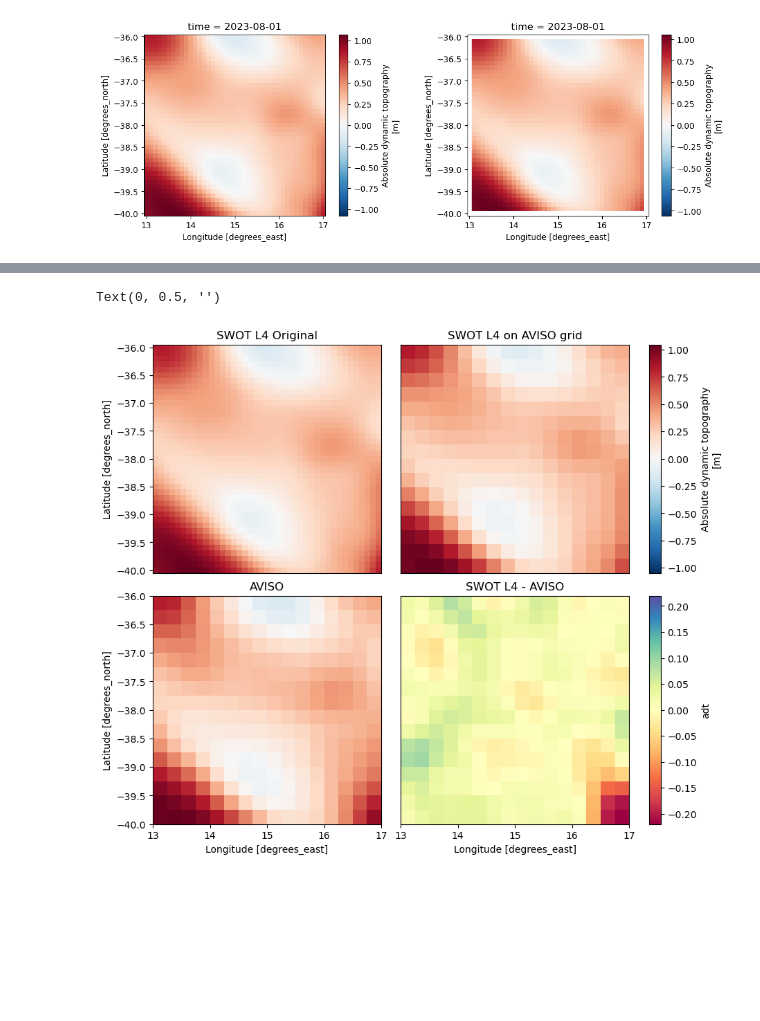
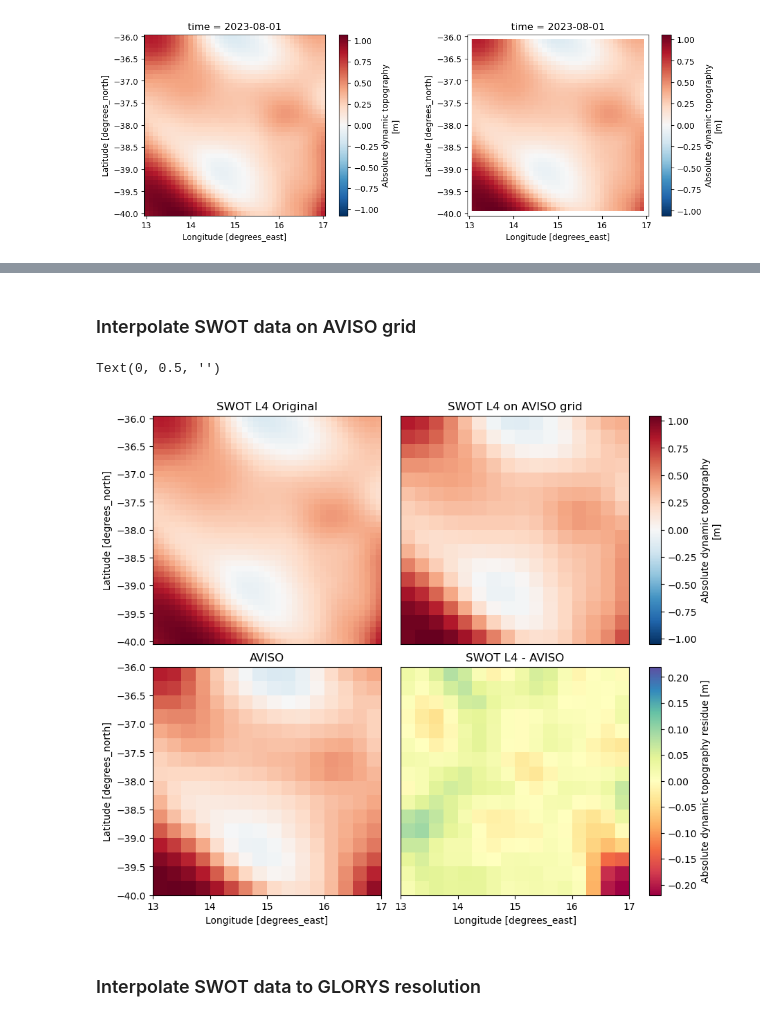
Before and after one commit to oceanhackweek/ohw24_proj_upSSH_us, a Jupyter notebook: contributor_folders/team_member_2/SWOTL4_dataprep.ipynb, the cells around one changed output, grey strips where cells are left out. Drawn from its saved outputs; the diff is of its cells as text; code cells hidden in the pictures; blank space fills up the shorter version.

```diff
--- a/contributor_folders/team_member_2/SWOTL4_dataprep.ipynb
+++ b/contributor_folders/team_member_2/SWOTL4_dataprep.ipynb
@@ -55,5 +62,5 @@ mds.isel(time=0)['adt'].plot()
 # %%
-mds_rolling = mds.rolling(latitude=3, longitude=3, center=True).mean()
+swot_smoothed = swot.rolling(latitude=3, longitude=3, center=True).mean()
 # %%
 fig, (ax1, ax2) = plt.subplots(
     nrows=1,
@@ -95,9 +106,11 @@ def copernicus(ID,lon,lat,time,var,username='pwalfir',password='PedroW100%'):
     )
     return dat
 # %%
-dat_aviso = copernicus("cmems_obs-sl_glo_phy-ssh_myint_allsat-l4-duacs-0.25deg_P1D",
-                       [13,17],
-                       [-40,-36],
-                       ["2023-08-01", "2023-08-31"],
-                       ["adt"])
+aviso = copernicus(
+    "cmems_obs-sl_glo_phy-ssh_myint_allsat-l4-duacs-0.25deg_P1D",
+    [13,17],
+    [-40,-36],
+    ["2023-08-01", "2023-08-31"],
+    ["adt"]
+)
 # %% [output]
@@ -107,39 +120,55 @@ INFO - 2024-08-30T03:00:40Z - Service was not specified, the default one was sel
+# %% [markdown]
+### Interpolate SWOT data on AVISO grid
 # %%
-mds_interp = mds_rolling.interp_like(dat_aviso)
+swot_interp_aviso = swot_smoothed.interp_like(aviso.isel(time=0))
 # %%
-residuo = mds_interp.isel(time=0)['adt'] - dat_aviso.isel(time=0)['adt']
+residue = swot_interp_aviso['adt'] - aviso.isel(time=0)['adt']
 # %%
+# adding and adjusting subplots
 fig, ((ax1, ax2), (ax3, ax4)) = plt.subplots(
     nrows=2,
     ncols=2,
     figsize=(12,9),
 )
-
 fig.subplots_adjust(hspace=.1, wspace=-.4)
 
+
+# top left axis
 ax1.set_aspect('equal')
-mds.isel(time=0)['adt'].plot(ax=ax1, add_colorbar=False)
+swot['adt'].plot(ax=ax1, add_colorbar=False)
+
 ax1.set_title('SWOT L4 Original')
 ax1.set_xticks([])
 ax1.set_xlabel('')
 
+
+# top right axis
 ax2.set_aspect('equal')
-mds_interp.isel(time=0)['adt'].plot(ax=ax2)
+swot_interp_aviso['adt'].plot(ax=ax2)
+
 ax2.set_title('SWOT L4 on AVISO grid')
 ax2.set_xticks([])
 ax2.set_xlabel('')
 ax2.set_yticks([])
 ax2.set_ylabel('')
 
+
+# bottom left axis
 ax3.set_aspect('equal')
-dat_aviso.isel(time=0)['adt'].plot(ax=ax3, add_colorbar=False)
+aviso.isel(time=0)['adt'].plot(ax=ax3, add_colorbar=False)
+
 ax3.set_title('AVISO')
 
+
+# bottom right axis
 ax4.set_aspect('equal')
-residuo.plot(ax=ax4, cmap='Spectral', label='Absolute dynamical topography residue [m]')
+residue.plot(ax=ax4, cmap='Spectral', cbar_kwargs={'label':'Absolute dynamic topography residue [m]'})
+
 ax4.set_title('SWOT L4 - AVISO')
 ax4.set_yticks([])
 ax4.set_ylabel('')
 # %% [output]
 Text(0, 0.5, '')
-[figure, old version]
+[figure, new version]
+# %% [markdown]
+### Interpolate SWOT data to GLORYS resolution
```
Also changed, not shown: parts of 17 cells of this notebook.
